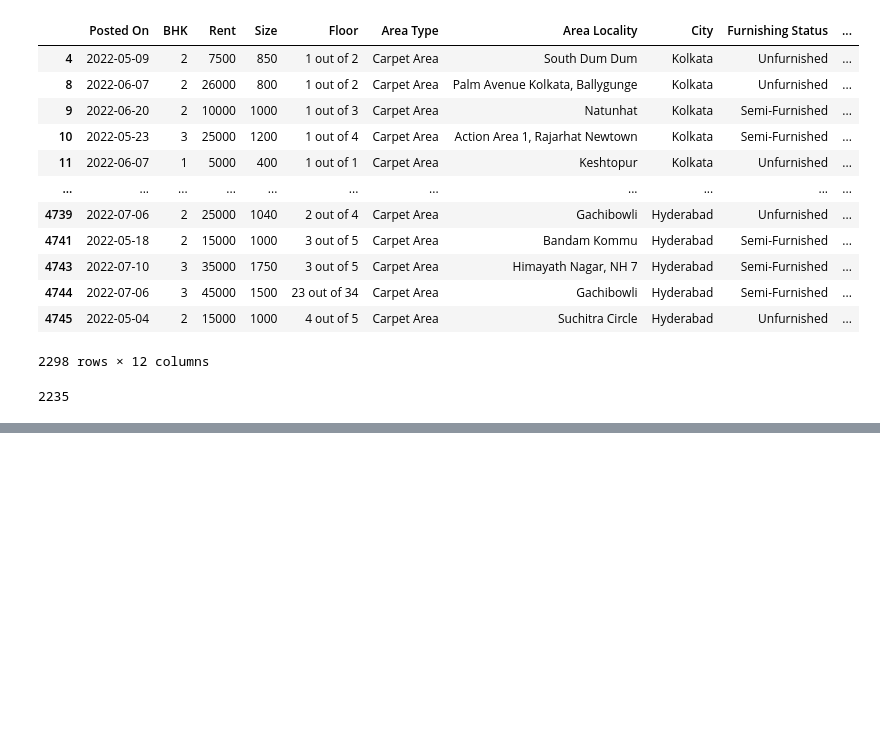
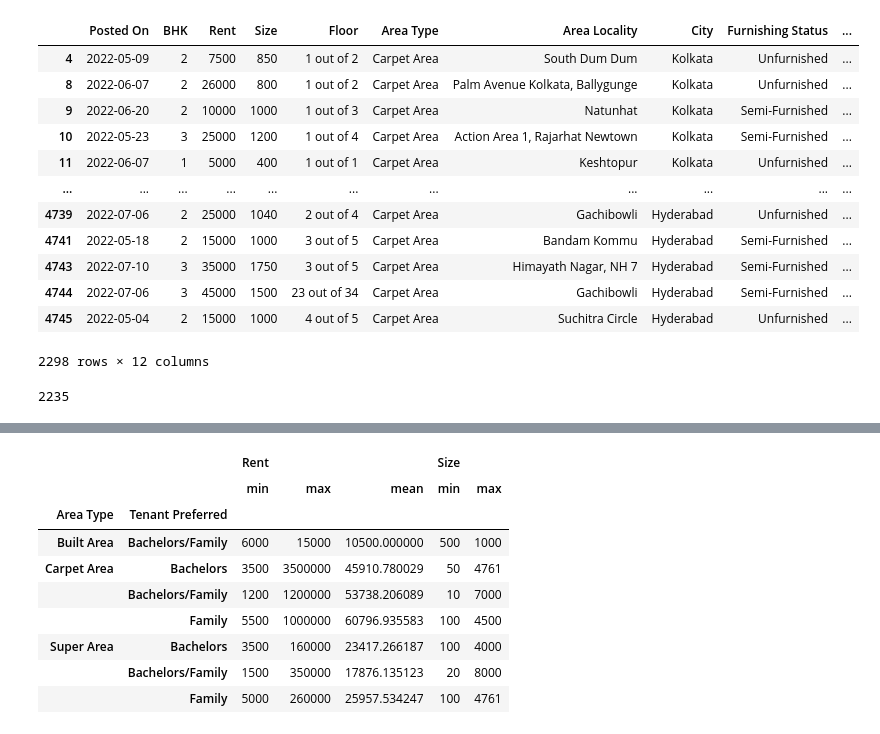
Before and after one commit to TurmaeUrsorum/belajar-piton, a Jupyter notebook: 16. Dataframe Aggregate/dataframe_agragate.ipynb, the cells around one changed output, grey strips where cells are left out. Drawn from its saved outputs; the diff is of its cells as text; code cells hidden in the pictures; blank space fills up the shorter version.

```diff
--- a/16. Dataframe Aggregate/dataframe_agragate.ipynb
+++ b/16. Dataframe Aggregate/dataframe_agragate.ipynb
@@ -277,0 +506,14 @@ area_local = house_data["Area Locality"].unique()
+# %%
+by_area_tenant.agg({"Rent" : ["min", "max", "mean"],
+                    "Size" : ["min", "max"]})
+# %% [output]
+|  |  | Rent |  |  | Size |  |
+|  |  | min | max | mean | min | max |
+| Area Type | Tenant Preferred |  |  |  |  |  |
+| Built Area | Bachelors/Family | 6000 | 15000 | 10500.000000 | 500 | 1000 |
+| Carpet Area | Bachelors | 3500 | 3500000 | 45910.780029 | 50 | 4761 |
+|  | Bachelors/Family | 1200 | 1200000 | 53738.206089 | 10 | 7000 |
+|  | Family | 5500 | 1000000 | 60796.935583 | 100 | 4500 |
+| Super Area | Bachelors | 3500 | 160000 | 23417.266187 | 100 | 4000 |
+|  | Bachelors/Family | 1500 | 350000 | 17876.135123 | 20 | 8000 |
+|  | Family | 5000 | 260000 | 25957.534247 | 100 | 4761 |
```
Also changed, not shown: parts of 16 cells of this notebook.
